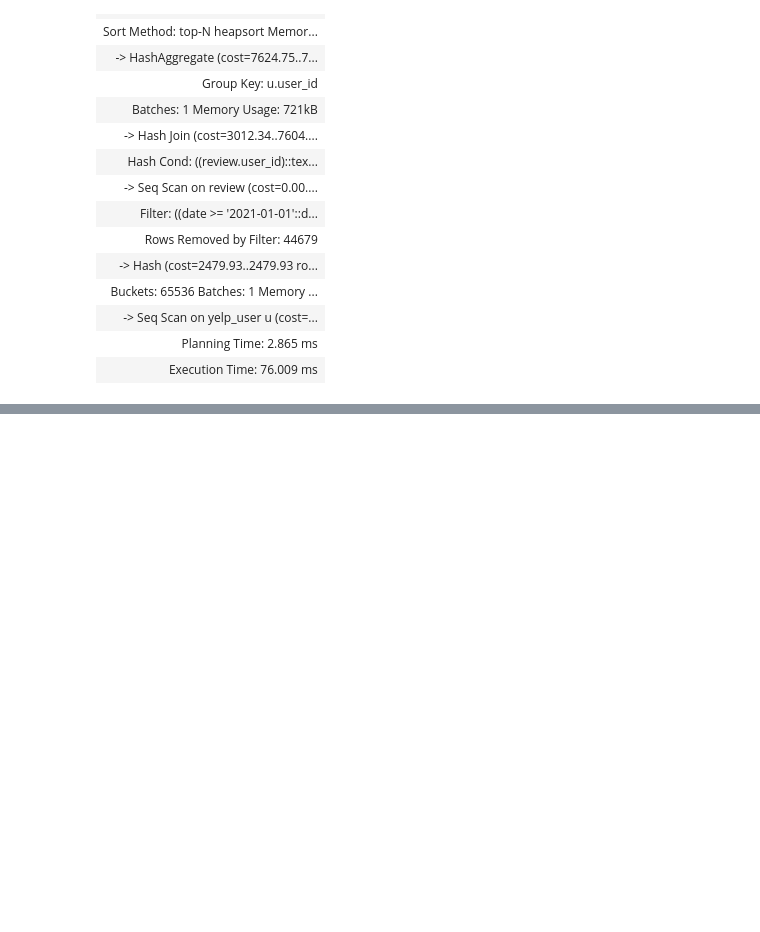
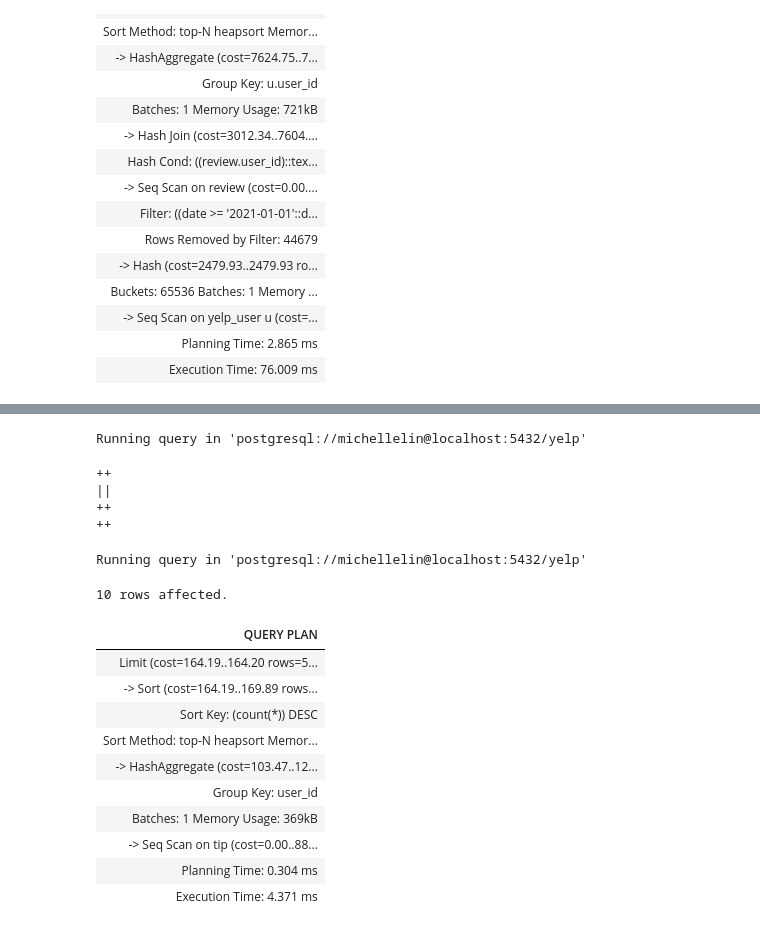
Before and after one commit to MichelleLin-4111/Yelp-Dataset-Analysis, a Jupyter notebook: queries/part2_query_optimization.ipynb, the cells around one changed output, grey strips where cells are left out. Cells and saved outputs as stored; diff of their text form; code cells hidden in the pictures; blank space fills up the shorter version.

```diff
--- a/queries/part2_query_optimization.ipynb
+++ b/queries/part2_query_optimization.ipynb
@@ -343,0 +386,31 @@ Running query in 'postgresql://michellelin@localhost:5432/yelp'
+# %%
+%%sql
+CREATE INDEX idx_tip_user_id ON tip(user_id);
+# %% [output]
+Running query in 'postgresql://michellelin@localhost:5432/yelp'
+++
+||
+++
+++
+# %%
+%%sql
+EXPLAIN ANALYZE
+SELECT user_id, COUNT(*) tip_count
+FROM tip
+GROUP BY user_id
+ORDER BY tip_count DESC
+LIMIT 5;
+# %% [output]
+Running query in 'postgresql://michellelin@localhost:5432/yelp'
+10 rows affected.
+| QUERY PLAN |
+| Limit (cost=164.19..164.20 rows=5... |
+| -> Sort (cost=164.19..169.89 rows... |
+| Sort Key: (count(*)) DESC |
+| Sort Method: top-N heapsort Memor... |
+| -> HashAggregate (cost=103.47..12... |
+| Group Key: user_id |
+| Batches: 1 Memory Usage: 369kB |
+| -> Seq Scan on tip (cost=0.00..88... |
+| Planning Time: 0.304 ms |
+| Execution Time: 4.371 ms |
```
Also changed, not shown: parts of 6 cells of this notebook.
